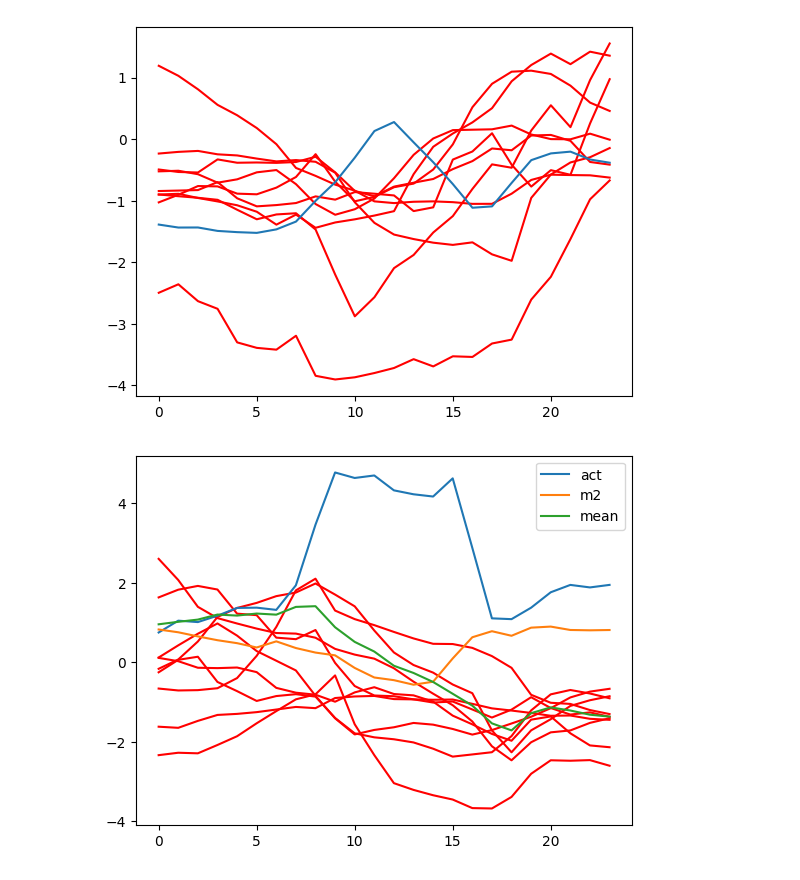
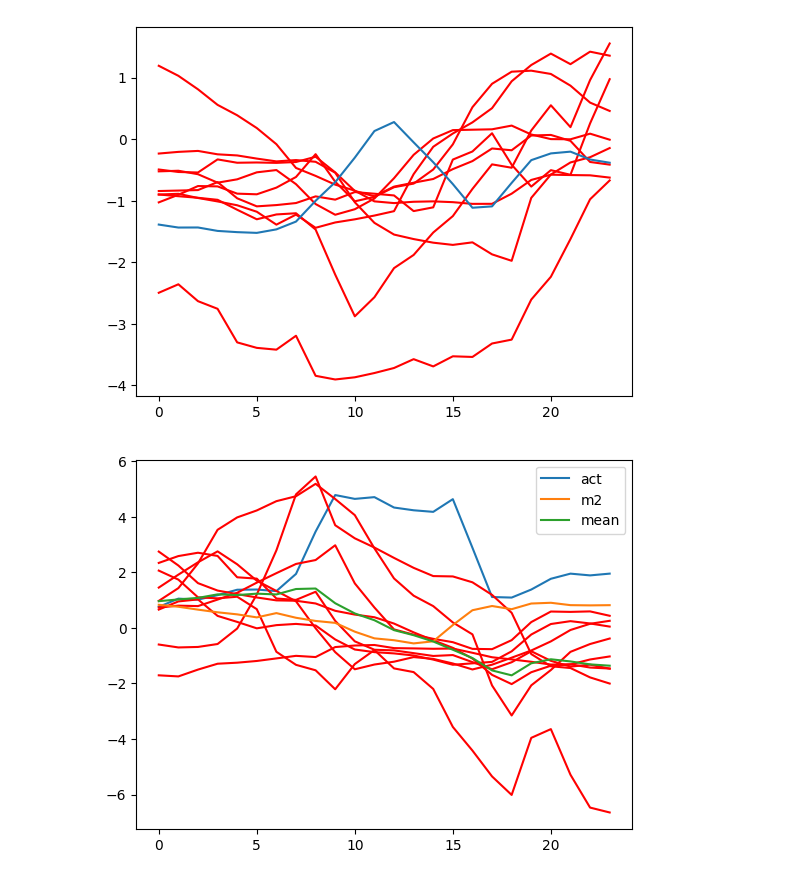
Before and after one commit to Sy-Sang/finance_utils, a Jupyter notebook: electrical2/spot/probabilistic/forecast/power/nb/tnb1.ipynb, the cells around one changed output. Saved outputs shown, nothing was run; the diff lists cells and outputs as text; code cells hidden in the pictures.

```diff
--- a/electrical2/spot/probabilistic/forecast/power/nb/tnb1.ipynb
+++ b/electrical2/spot/probabilistic/forecast/power/nb/tnb1.ipynb
@@ -141,21 +141,22 @@ for i in mf3:
 # %%
 m2_p_l = []
 for i,m in enumerate(trained_model_list):
     p = vanilla_transformer_tester(m, torch.Tensor(tml3[i]), batch_size)
     m2_p_l.append(p.reshape(-1).cpu().numpy())
-    plt.plot(p.reshape(-1).cpu().numpy(), color="red")
+    # plt.plot(p.reshape(-1).cpu().numpy(), color="red")
 plt.plot(ZScore.f_with_params(test_power, ZScore.params(train_power_2)), label="act")
 
 m2_p_a = numpy.array(m2_p_l).T
 for i in range(m2_p_a.shape[1]):
     m2_p_a[:,i] = ZScore.f_with_params(m2_p_a[:,i], m1_param[i])
+    plt.plot(m2_p_a[:,i], color="red")
 
 
 plt.plot(
     vanilla_transformer_tester(tained_m2, torch.Tensor(m2_p_a), batch_size).reshape(-1).cpu().numpy(), label="m2"
 )
 plt.plot(numpy.apply_along_axis(numpy.mean, axis=1, arr= m2_p_a), label="mean")
 plt.legend()
 plt.show()
 # %% [output]
-[figure, old version]
+[figure, new version]
```
Also changed, not shown: 3 other files.
